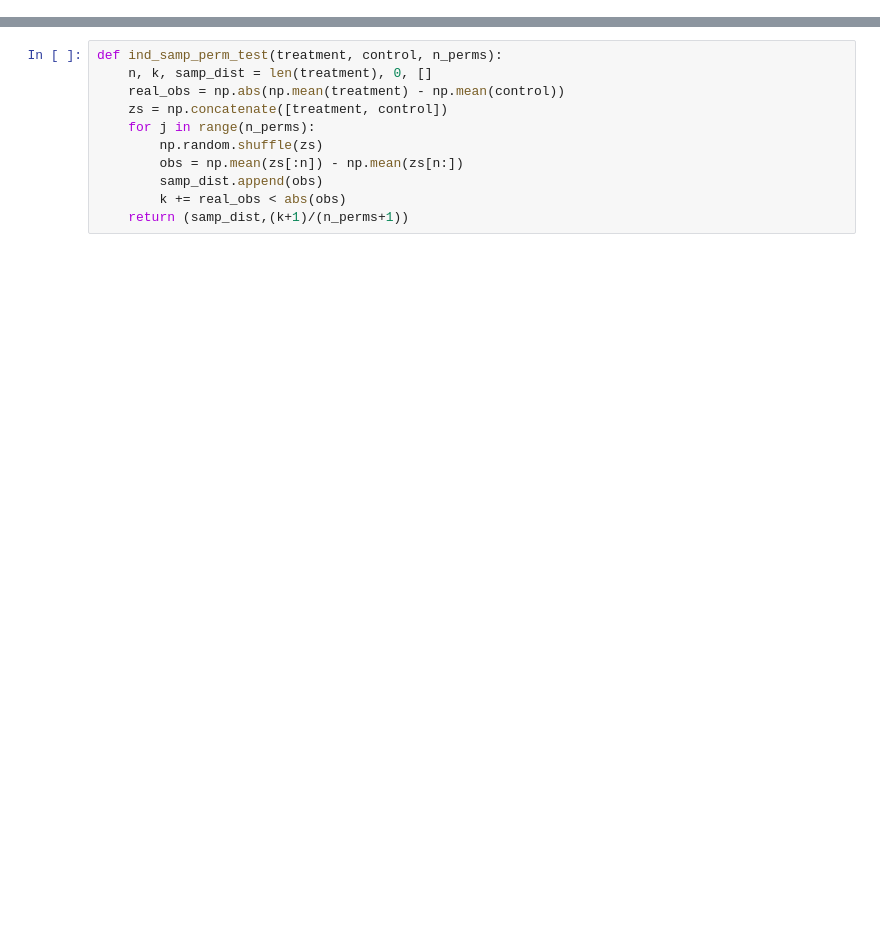
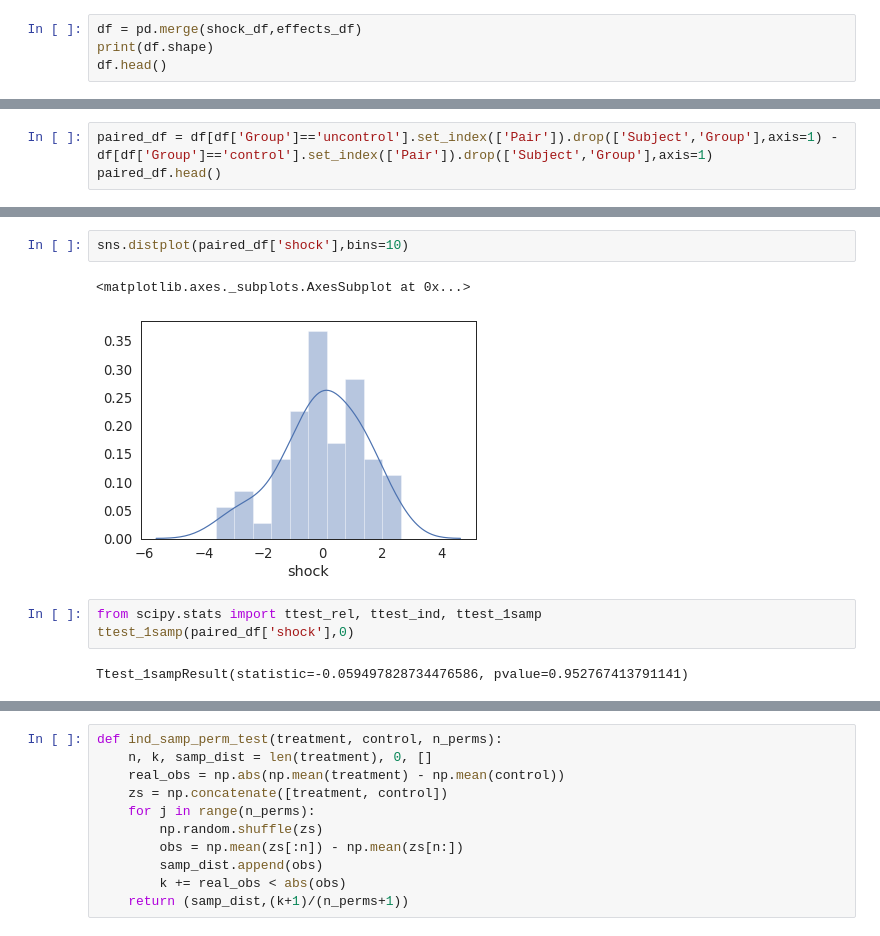
Before and after one commit to chirag90in/eCON_old, a Jupyter notebook: eCON/06b-SCR_analysis.ipynb, the cells around one changed output, grey strips where cells are left out. Drawn from its saved outputs; the diff is of its cells as text; blank space fills up the shorter version.

```diff
--- a/eCON/06b-SCR_analysis.ipynb
+++ b/eCON/06b-SCR_analysis.ipynb
@@ -62,0 +85,4 @@ else:
+# %%
+df = pd.merge(shock_df,effects_df)
+print(df.shape)
+df.head()
@@ -62,0 +97,3 @@ else:
+# %%
+paired_df = df[df['Group']=='uncontrol'].set_index(['Pair']).drop(['Subject','Group'],axis=1) - df[df['Group']=='control'].set_index(['Pair']).drop(['Subject','Group'],axis=1)
+paired_df.head()
@@ -62,0 +108,10 @@ else:
+# %%
+sns.distplot(paired_df['shock'],bins=10)
+# %% [output]
+<matplotlib.axes._subplots.AxesSubplot at 0x...>
+[figure, added]
+# %%
+from scipy.stats import ttest_rel, ttest_ind, ttest_1samp
+ttest_1samp(paired_df['shock'],0)
+# %% [output]
+Ttest_1sampResult(statistic=-0.059497828734476586, pvalue=0.952767413791141)
```
Also changed, not shown: parts of 42 cells of this notebook, 3 other files.
